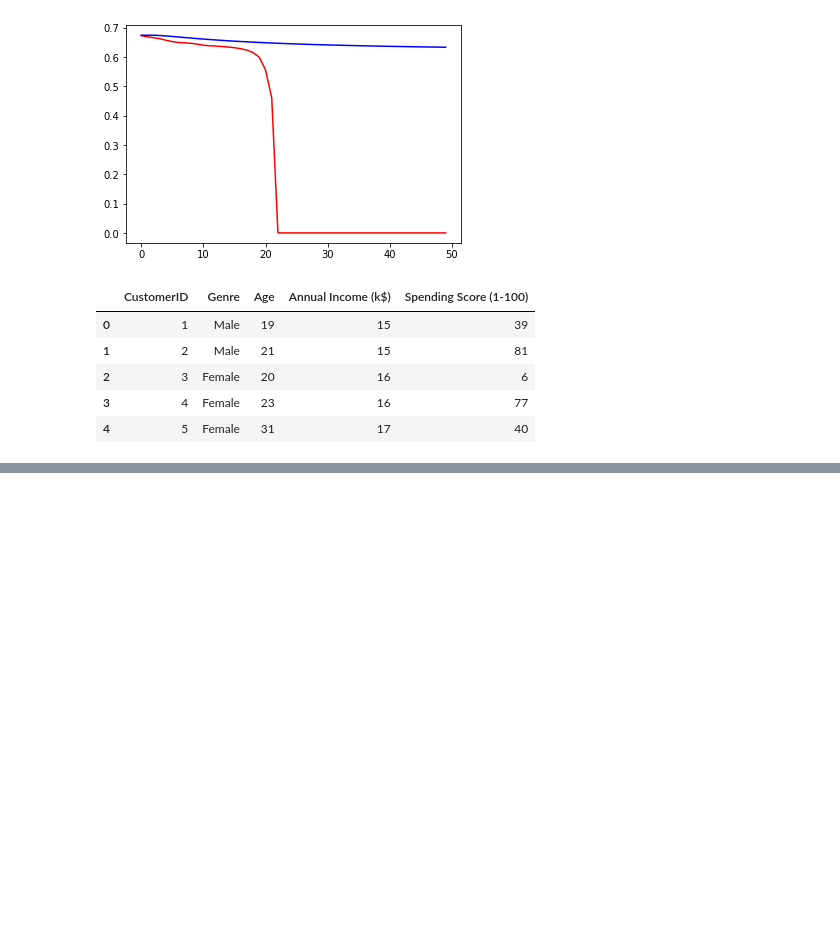
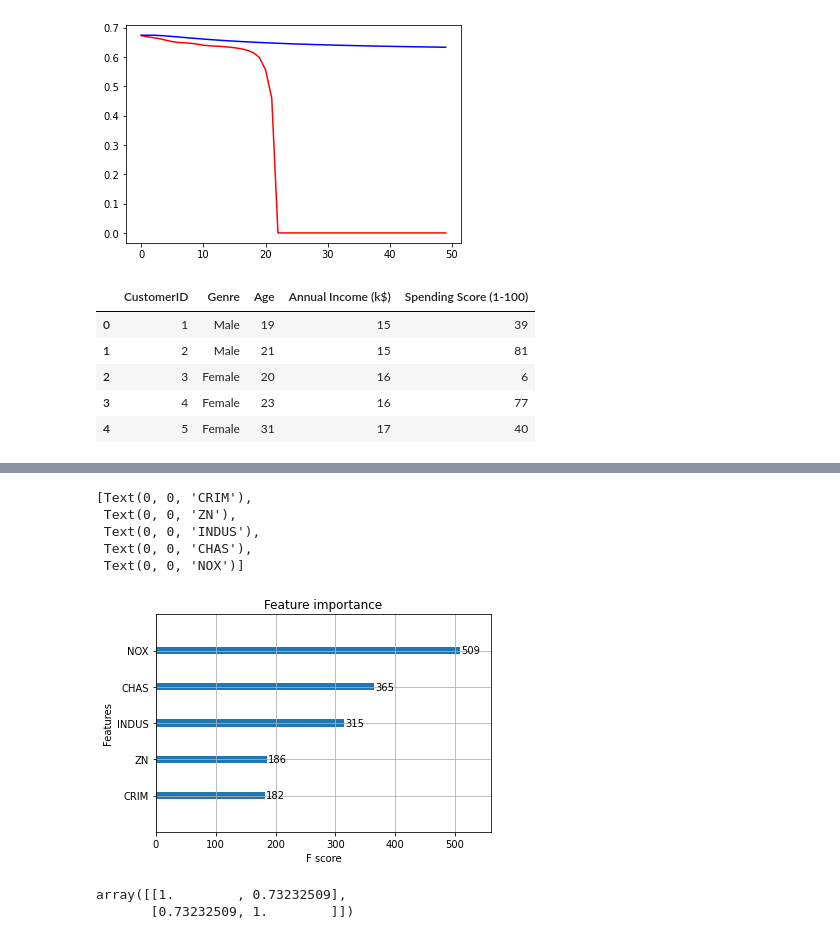
Before and after one commit to eaglehkim/python, a Jupyter notebook: prac5.ipynb, the cells around one changed output, grey strips where cells are left out. Cells and saved outputs as stored; diff of their text form; code cells hidden in the pictures; blank space fills up the shorter version.

```diff
--- a/prac5.ipynb
+++ b/prac5.ipynb
@@ -1372,0 +1422,14 @@ data.head()
+# %%
+plot_importance(xgb, max_num_features = 5).set_yticklabels(boston.feature_names)
+# %% [output]
+[Text(0, 0, 'CRIM'),
+ Text(0, 0, 'ZN'),
+ Text(0, 0, 'INDUS'),
+ Text(0, 0, 'CHAS'),
+ Text(0, 0, 'NOX')]
+[figure, added]
+# %%
+np.corrcoef(xgb.predict(test_input), test_output)
+# %% [output]
+array([[1.        , 0.73232509],
+       [0.73232509, 1.        ]])
```
Also changed, not shown: parts of 35 cells of this notebook.
